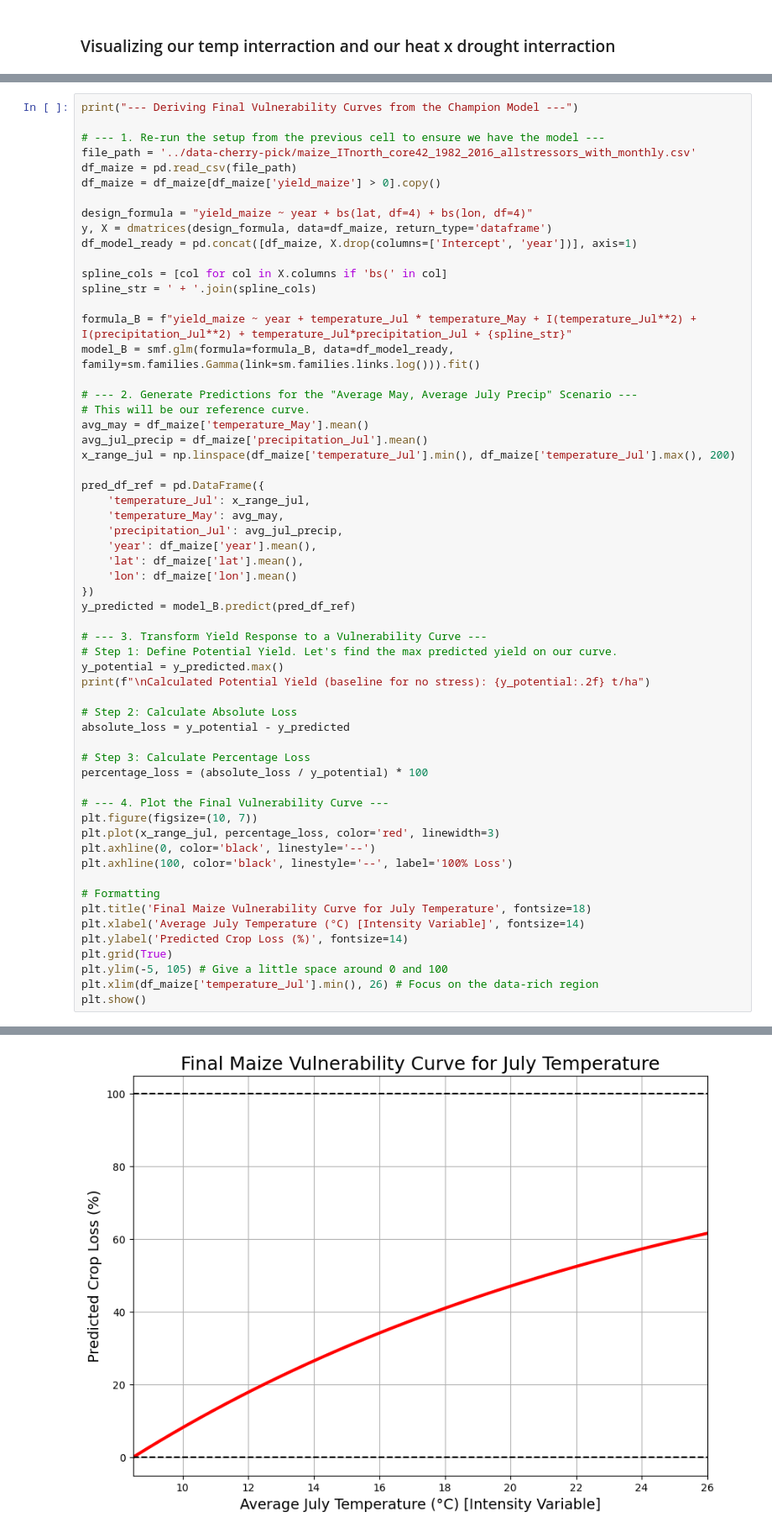
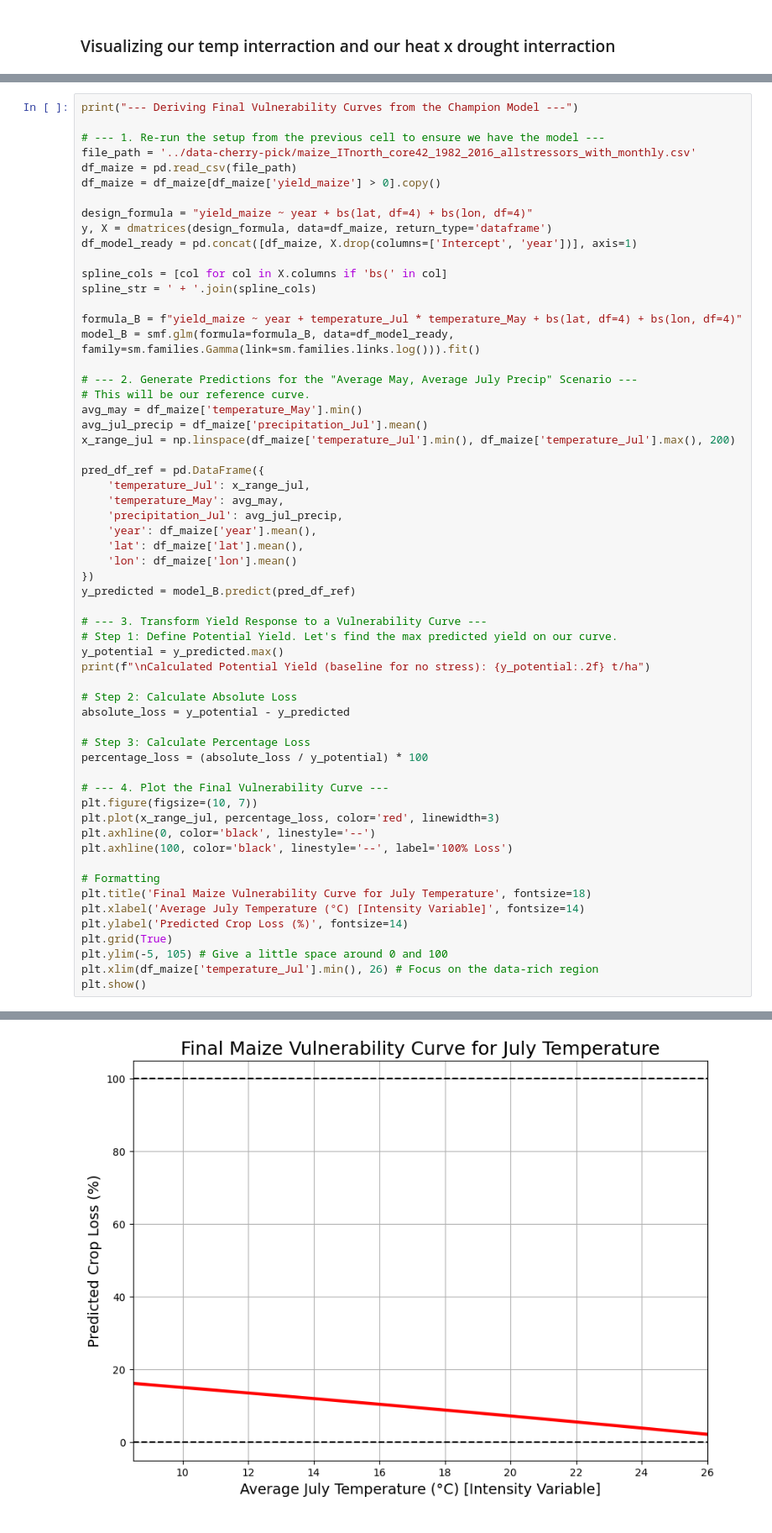
Before and after one commit to Lydig/climarisc, a Jupyter notebook: notebooks/37-maize-gamma-models-vol2.ipynb, the cells around one changed output, grey strips where cells are left out. Shown at 84% size. Drawn from its saved outputs; the diff is of its cells as text.

```diff
--- a/notebooks/37-maize-gamma-models-vol2.ipynb
+++ b/notebooks/37-maize-gamma-models-vol2.ipynb
@@ -730,12 +759,12 @@ df_model_ready = pd.concat([df_maize, X.drop(columns=['Intercept', 'year'])], ax
 spline_cols = [col for col in X.columns if 'bs(' in col]
 spline_str = ' + '.join(spline_cols)
 
-formula_B = f"yield_maize ~ year + temperature_Jul * temperature_May + I(temperature_Jul**2) + I(precipitation_Jul**2) + temperature_Jul*precipitation_Jul + {spline_str}"
+formula_B = f"yield_maize ~ year + temperature_Jul * temperature_May + bs(lat, df=4) + bs(lon, df=4)"
 model_B = smf.glm(formula=formula_B, data=df_model_ready, family=sm.families.Gamma(link=sm.families.links.log())).fit()
 
 # --- 2. Generate Predictions for the "Average May, Average July Precip" Scenario ---
 # This will be our reference curve.
-avg_may = df_maize['temperature_May'].mean()
+avg_may = df_maize['temperature_May'].min()
 avg_jul_precip = df_maize['precipitation_Jul'].mean()
 x_range_jul = np.linspace(df_maize['temperature_Jul'].min(), df_maize['temperature_Jul'].max(), 200)
 
@@ -781 +810 @@ Calculated Potential Yield (baseline for no stress): 20.28 t/ha
-[figure, old version]
+[figure, new version]
```
Also changed, not shown: parts of 7 cells of this notebook.
